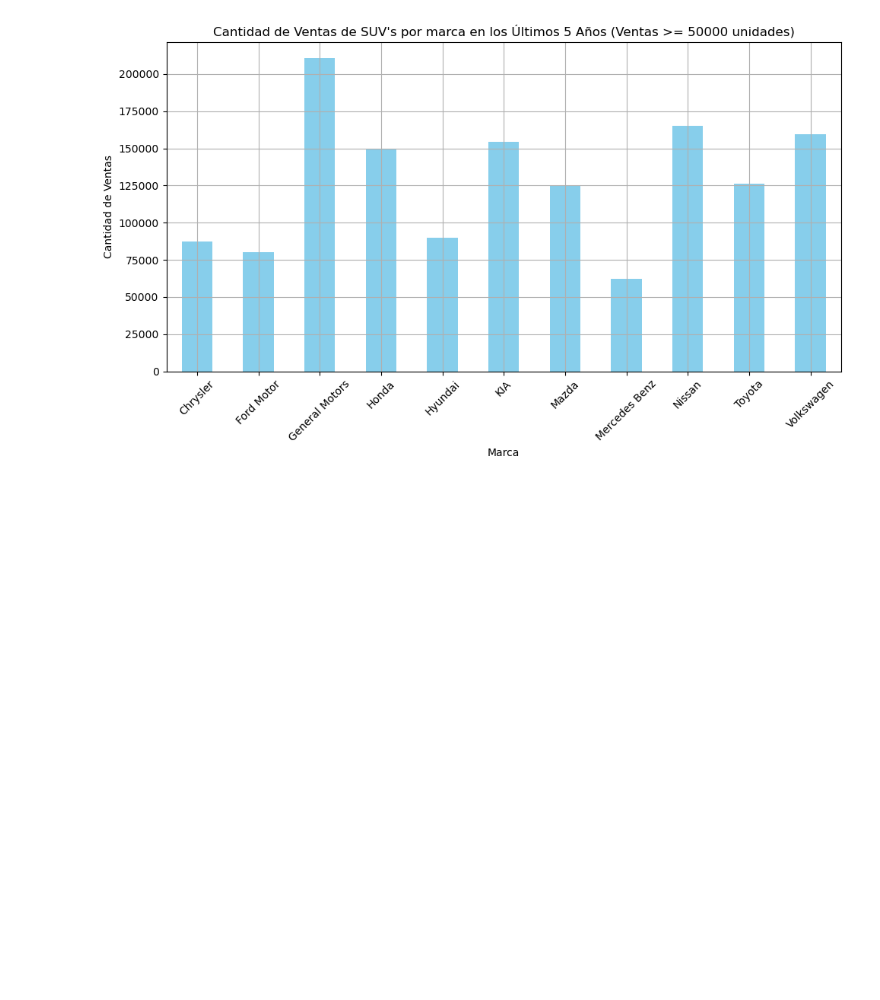
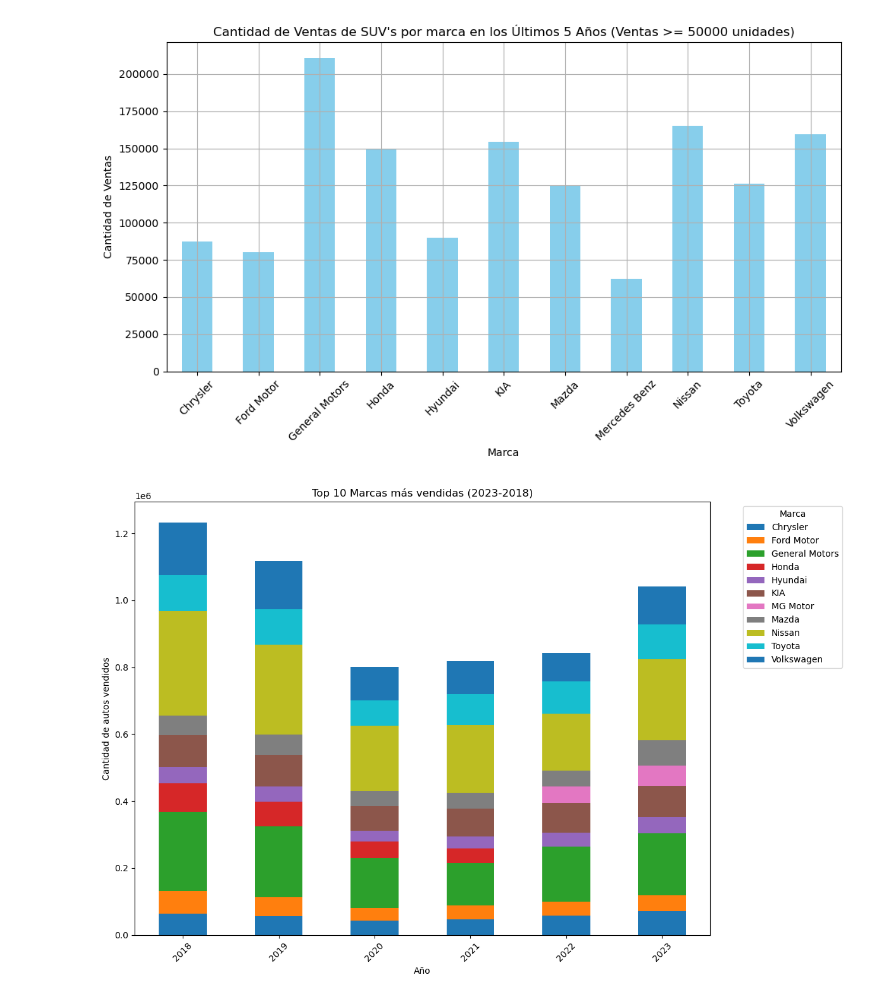
Before and after one commit to AngelesVillagrana/Project-1, a Jupyter notebook: Project-1-Car-Sales.ipynb, the cells around one changed output. Saved outputs shown, nothing was run; the diff lists cells and outputs as text; code cells hidden in the pictures; blank space fills up the shorter version.

```diff
--- a/Project-1-Car-Sales.ipynb
+++ b/Project-1-Car-Sales.ipynb
@@ -807,3 +807,31 @@ plt.tight_layout()
 plt.show()
 # %% [output]
 [figure]
+# %%
+# Crear un diccionario para almacenar las ventas de las 10 marcas más vendidas por año
+ventas_por_año = {}
+# Iterar sobre los años desde 2023 hasta 2018
+for year in range(2023, 2017, -1):
+    # Filtrar los datos para el año actual
+    df_ventas_year = df_CarsMex[df_CarsMex['Año'] == year]
+    # Agrupar por marca y sumar las ventas para el año actual
+    ventas_por_marca_year = df_ventas_year.groupby('Marca')['Cantidad'].sum().nlargest(10)
+    # Almacenar las ventas por marca para el año actual en el diccionario
+    ventas_por_año[year] = ventas_por_marca_year
+# Crear un DataFrame con las ventas de las 10 marcas más vendidas para cada año
+df_ventas_stacked = pd.DataFrame(ventas_por_año)
+# Transponer el DataFrame para tener los años como índice y las marcas como columnas
+df_ventas_stacked = df_ventas_stacked.T
+# Invertir el orden de las filas en el DataFrame
+df_ventas_stacked = df_ventas_stacked.iloc[::-1]
+# Crear un gráfico de barras apiladas con el nuevo orden de las filas
+df_ventas_stacked.plot(kind='bar', stacked=True, figsize=(12, 8))
+plt.xlabel('Año')
+plt.ylabel('Cantidad de autos vendidos')
+plt.title('Top 10 Marcas más vendidas (2023-2018)')
+plt.xticks(rotation=45)
+plt.legend(title='Marca', bbox_to_anchor=(1.05, 1), loc='upper left')
+plt.tight_layout()
+plt.show()
+# %% [output]
+[figure, added]
```
